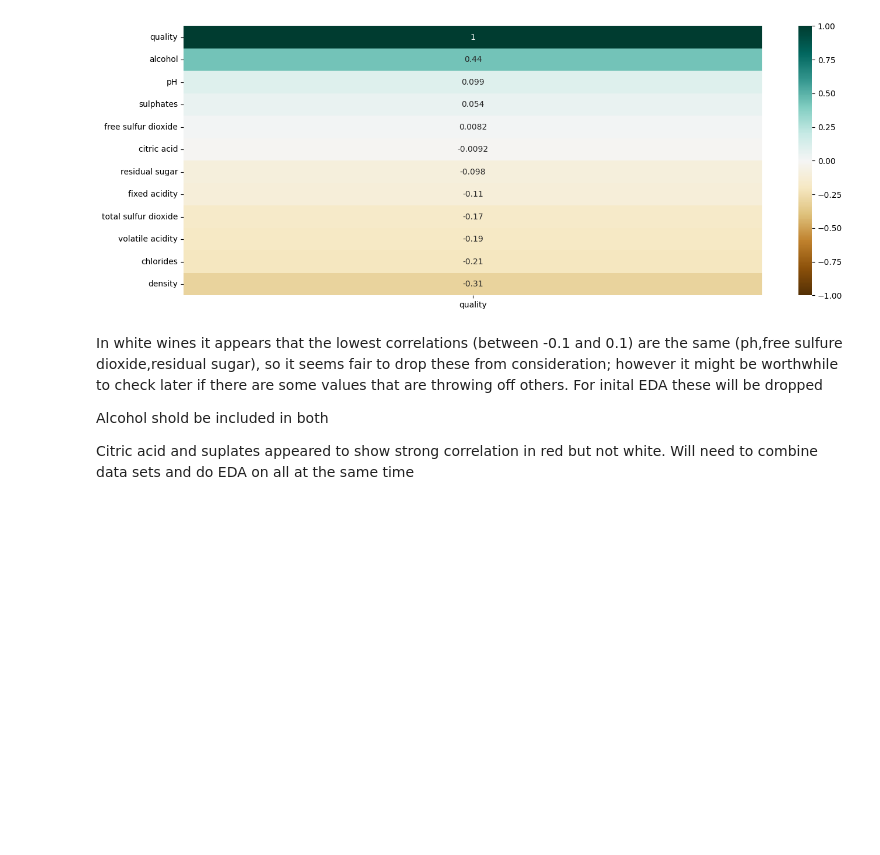
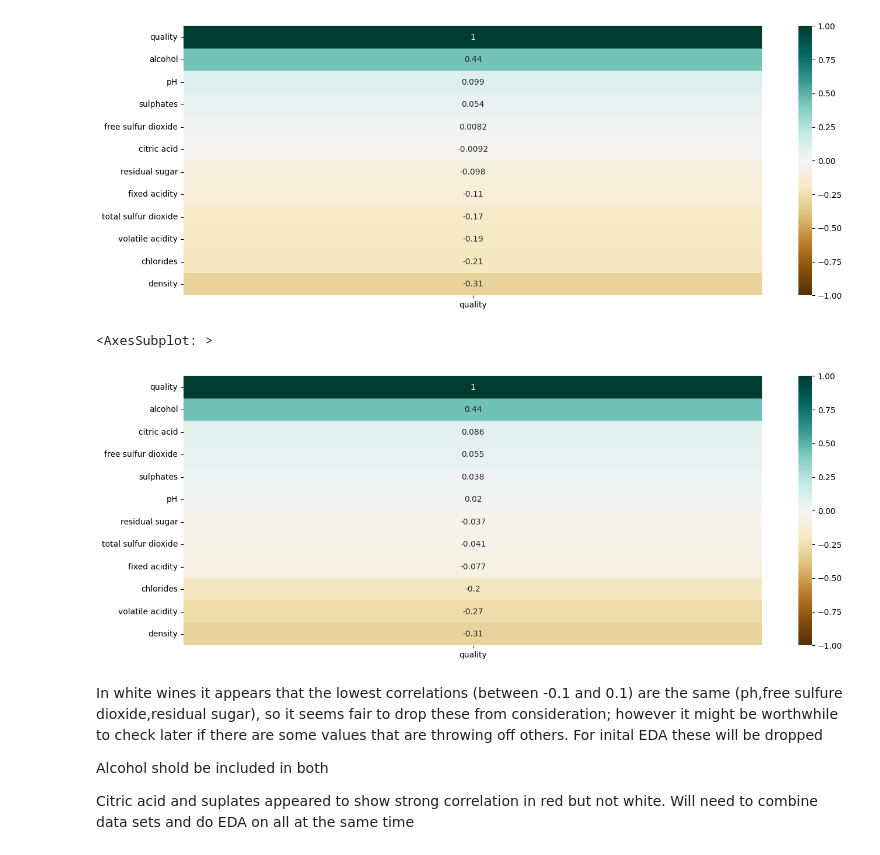
Before and after one commit to ck115/Wine-classifiaction, a Jupyter notebook: EDA.ipynb, the cells around one changed output. Cells and saved outputs as stored; diff of their text form; code cells hidden in the pictures; blank space fills up the shorter version.

```diff
--- a/EDA.ipynb
+++ b/EDA.ipynb
@@ -84,6 +110,15 @@ sns.heatmap(white_wine_data.corr()[["quality"]].sort_values(by='quality',ascendi
 # %% [output]
 <AxesSubplot: >
 [figure]
+# %%
+total_wines = pd.read_csv("data/winequality-total.csv",delimiter=";")
+total_wines
+
+plt.figure(figsize=(16,6))
+sns.heatmap(total_wines.corr()[["quality"]].sort_values(by='quality',ascending=False), annot=True, vmin=-1,vmax=1,cmap='BrBG')
+# %% [output]
+<AxesSubplot: >
+[figure, added]
 # %% [markdown]
 In white wines it appears that the lowest correlations (between -0.1 and 0.1) are the same (ph,free sulfure dioxide,residual sugar), so it seems fair to drop these from consideration; however it might be worthwhile to check later if there are some values that are throwing off others. For inital EDA these will be dropped
 
```
Also changed, not shown: parts of 20 cells of this notebook, 4 other files.
